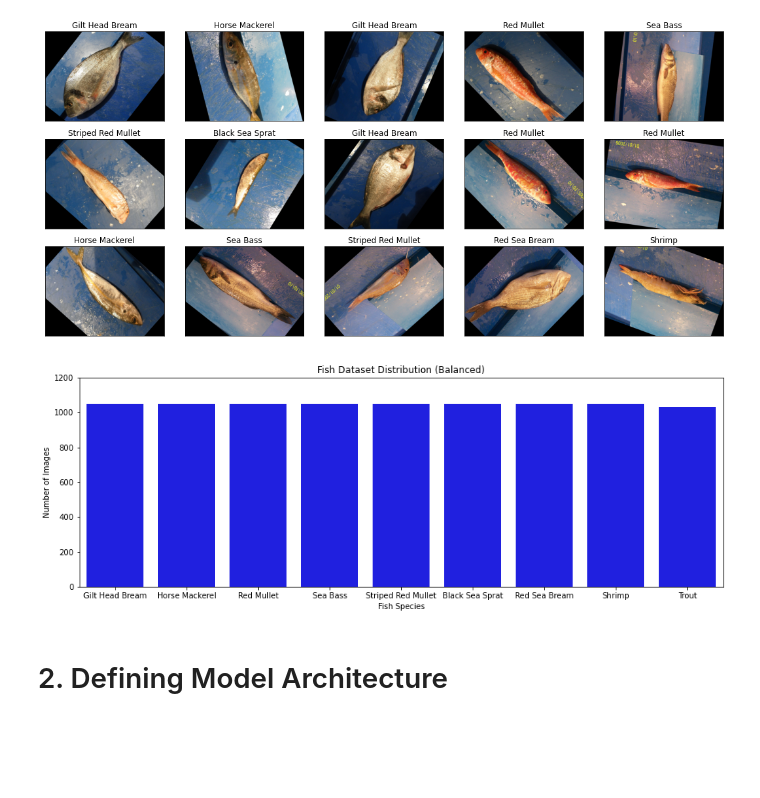
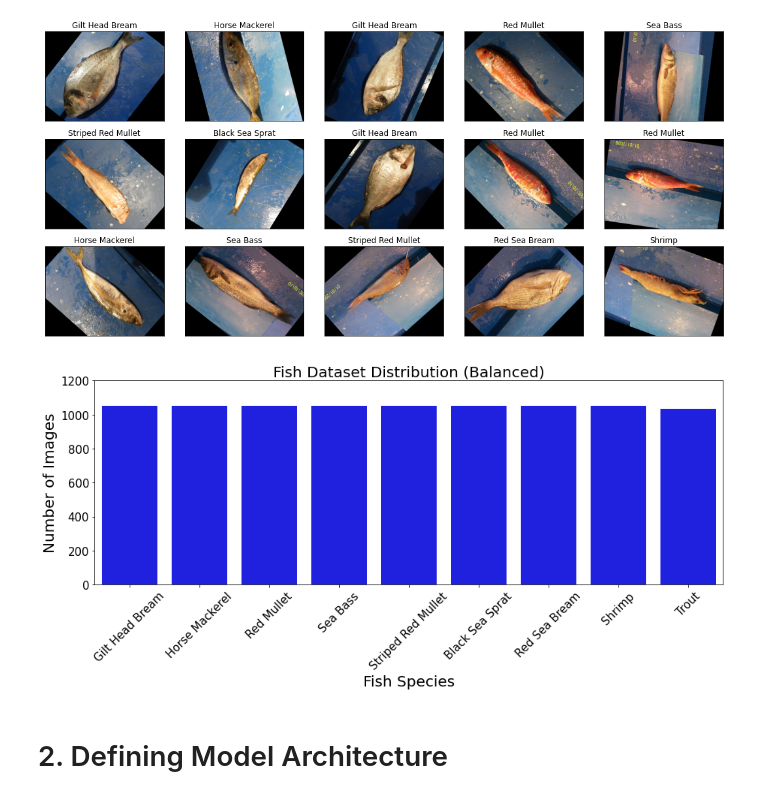
Before and after one commit to zseddek/ENEL645_FinalProject_FishClassification, a Jupyter notebook: Scripts/FishClassification_CUSTOM.ipynb, the cells around one changed output. Cells and saved outputs as stored; diff of their text form; code cells hidden in the pictures; blank space fills up the shorter version.

Commit message:
cleaned figures

```diff
--- a/Scripts/FishClassification_CUSTOM.ipynb
+++ b/Scripts/FishClassification_CUSTOM.ipynb
@@ -159,12 +159,14 @@ plt.show();
 # %%
 plt.figure(figsize=(15,5))
 sb.countplot(x=total_df.Label, color='blue')
 plt.ylim(top=1200)
-plt.title("Fish Dataset Distribution (Balanced)")
-plt.xlabel("Fish Species")
-plt.ylabel("Number of Images");
+plt.title("Fish Dataset Distribution (Balanced)", fontsize=20)
+plt.xlabel("Fish Species", fontsize=20)
+plt.xticks(fontsize=15, rotation=45)
+plt.yticks(fontsize=15)
+plt.ylabel("Number of Images", fontsize=20);
 # %% [output]
-[figure, old version]
+[figure, new version]
 # %% [markdown]
 # 2. Defining Model Architecture
 # %%
```
Also changed, not shown: parts of 4 cells of this notebook.
